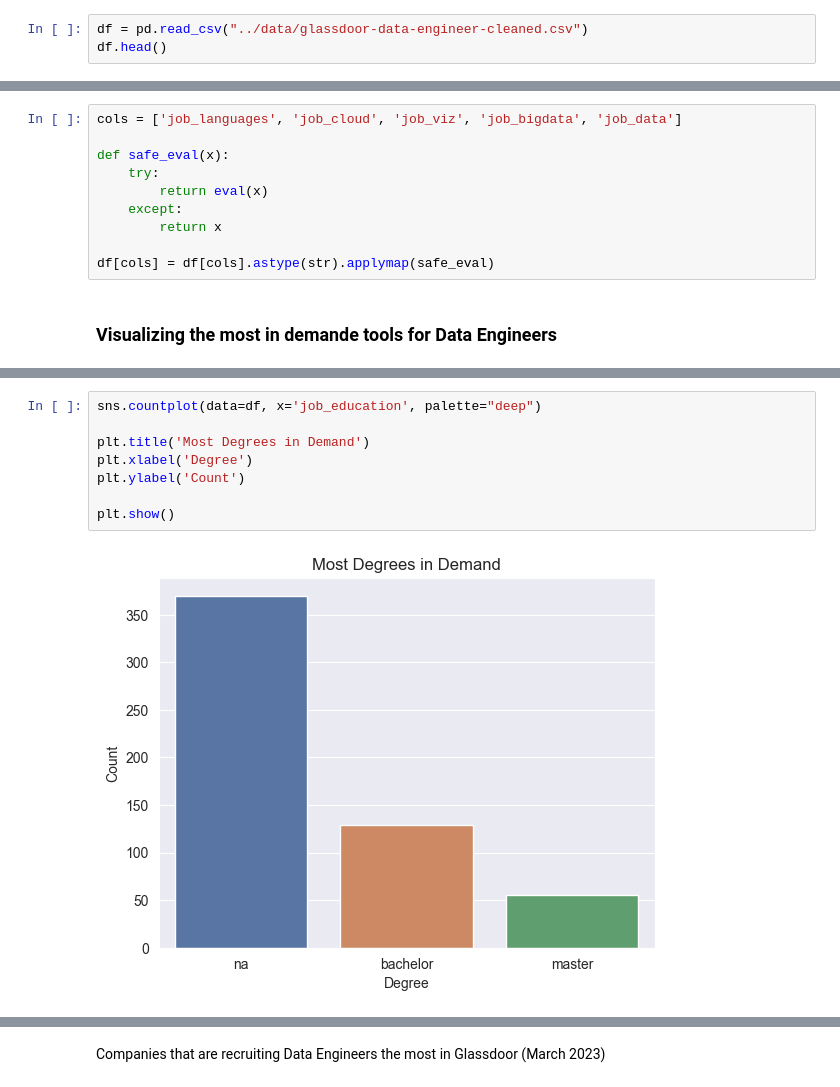
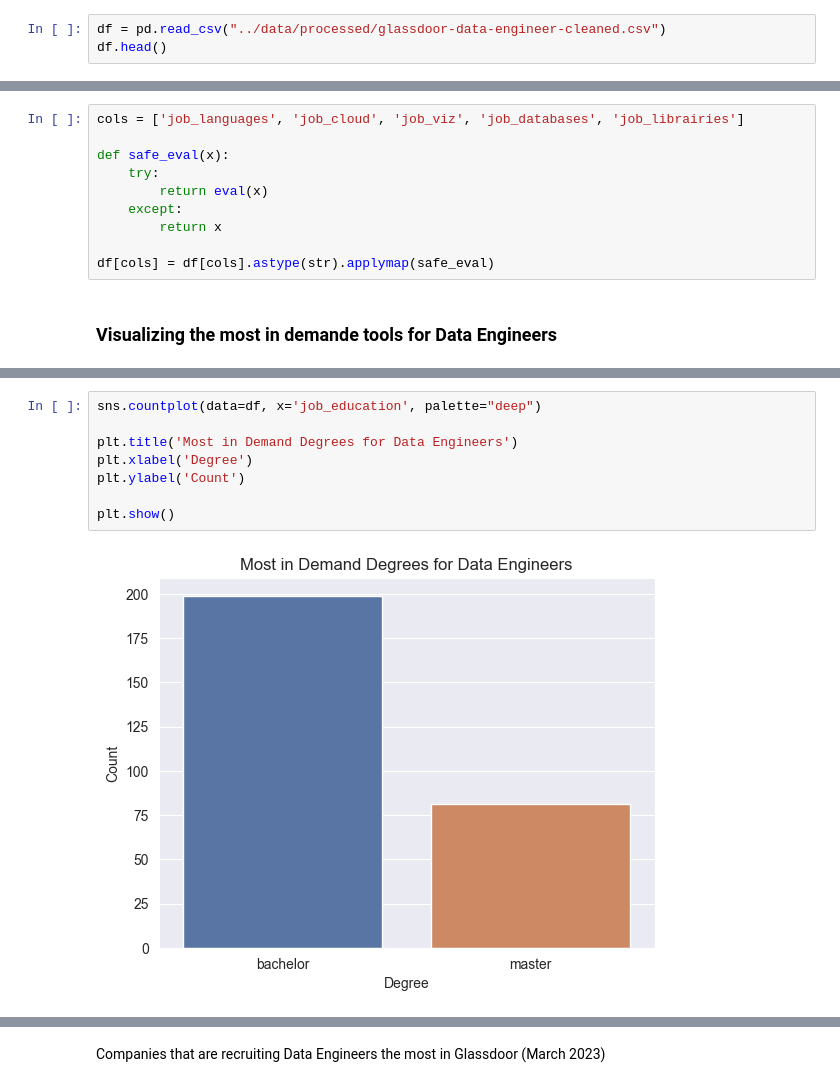
Before and after one commit to Hamagistral/DataEngineers-Glassdoor, a Jupyter notebook: notebooks/data_eda.ipynb, the cells around one changed output, grey strips where cells are left out. Cells and saved outputs as stored; diff of their text form.

```diff
--- a/notebooks/data_eda.ipynb
+++ b/notebooks/data_eda.ipynb
@@ -13,7 +13,7 @@ sns.set_style('darkgrid')
 # %% [markdown]
 #### Importing the data
 # %%
-df = pd.read_csv("../data/glassdoor-data-engineer-cleaned.csv")
+df = pd.read_csv("../data/processed/glassdoor-data-engineer-cleaned.csv")
 df.head()
 # %% [output]
 |  | company | company_rating | location | job_title | job_description | salary_estimate | company_size | ... |
@@ -26,5 +26,5 @@ df.head()
 # %%
-cols = ['job_languages', 'job_cloud', 'job_viz', 'job_bigdata', 'job_data']
+cols = ['job_languages', 'job_cloud', 'job_viz', 'job_databases', 'job_librairies']
 
 def safe_eval(x):
     try:
@@ -110,10 +122,10 @@ filtered_keywords(df['job_data'], data_tools, title="Top Other Data Tools for Da
 # %%
 sns.countplot(data=df, x='job_education', palette="deep")
 
-plt.title('Most Degrees in Demand')
+plt.title('Most in Demand Degrees for Data Engineers')
 plt.xlabel('Degree')
 plt.ylabel('Count')
 
 plt.show()
 # %% [output]
-[figure, old version]
+[figure, new version]
```
Also changed, not shown: parts of 38 cells of this notebook, 13 other files.
